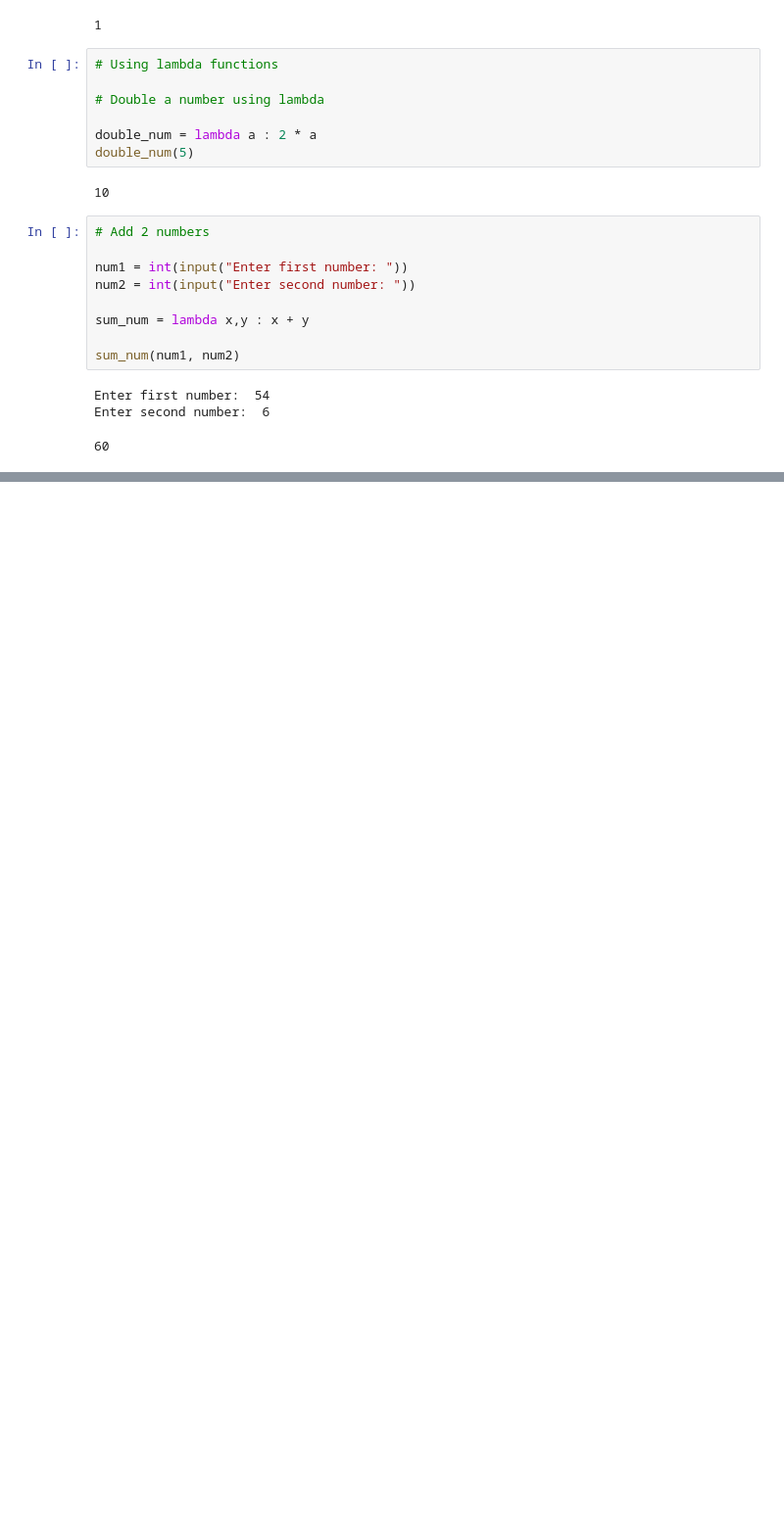
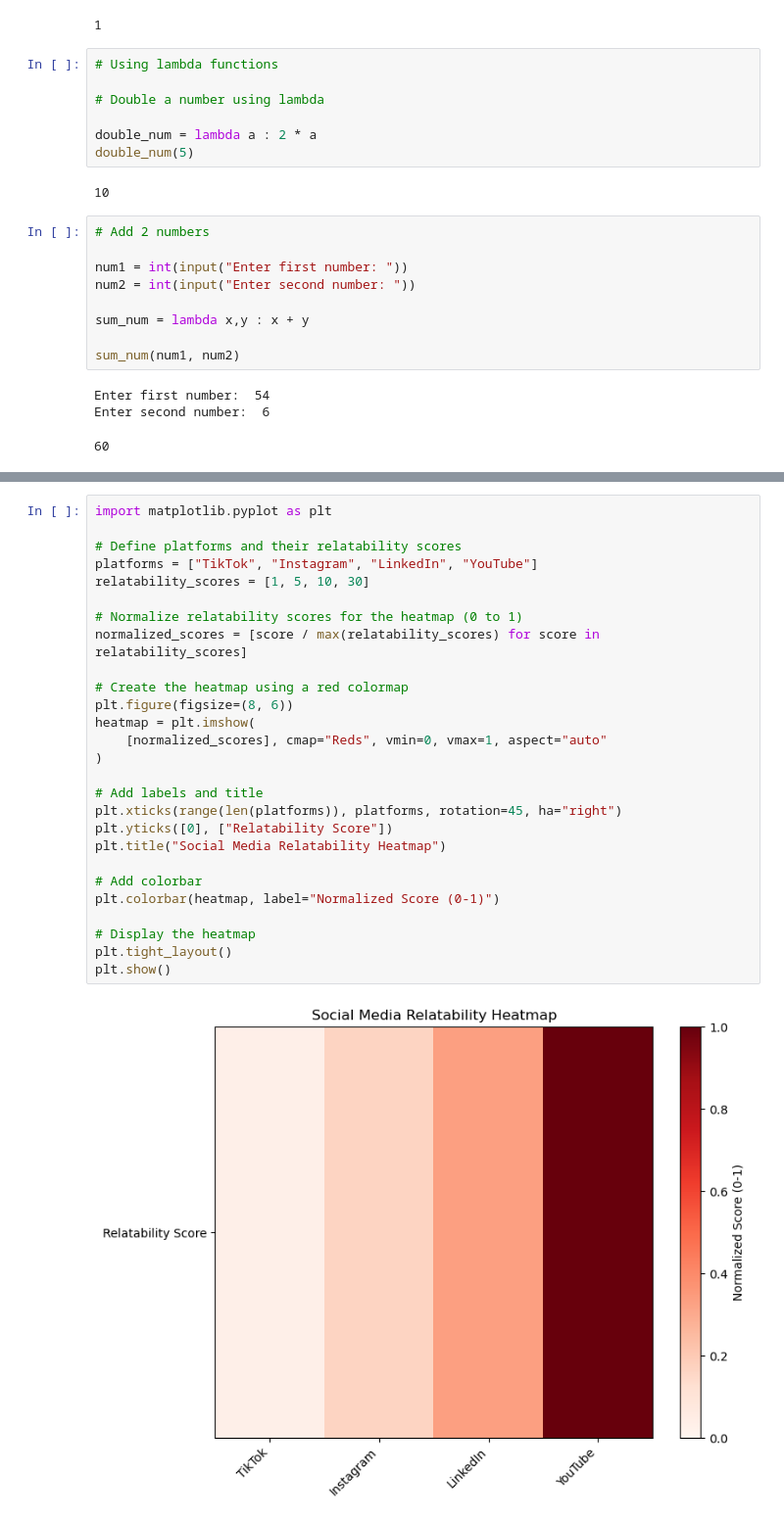
Before and after one commit to Mahaprasad003/Code-stuff, a Jupyter notebook: Python/PKM.ipynb, the cells around one changed output, grey strips where cells are left out. Shown: that part at 98% size. Drawn from its saved outputs; the diff is of its cells as text; blank space fills up the shorter version.

```diff
--- a/Python/PKM.ipynb
+++ b/Python/PKM.ipynb
@@ -553,0 +585,29 @@ Enter second number:  6
+# %%
+import matplotlib.pyplot as plt
+
+# Define platforms and their relatability scores
+platforms = ["TikTok", "Instagram", "LinkedIn", "YouTube"]
+relatability_scores = [1, 5, 10, 30]
+
+# Normalize relatability scores for the heatmap (0 to 1)
+normalized_scores = [score / max(relatability_scores) for score in relatability_scores]
+
+# Create the heatmap using a red colormap
+plt.figure(figsize=(8, 6))
+heatmap = plt.imshow(
+    [normalized_scores], cmap="Reds", vmin=0, vmax=1, aspect="auto"
+)
+
+# Add labels and title
+plt.xticks(range(len(platforms)), platforms, rotation=45, ha="right")
+plt.yticks([0], ["Relatability Score"])
+plt.title("Social Media Relatability Heatmap")
+
+# Add colorbar
+plt.colorbar(heatmap, label="Normalized Score (0-1)")
+
+# Display the heatmap
+plt.tight_layout()
+plt.show()
+# %% [output]
+[figure, added]
```
Also changed, not shown: parts of 3 cells of this notebook, 10 other files.
